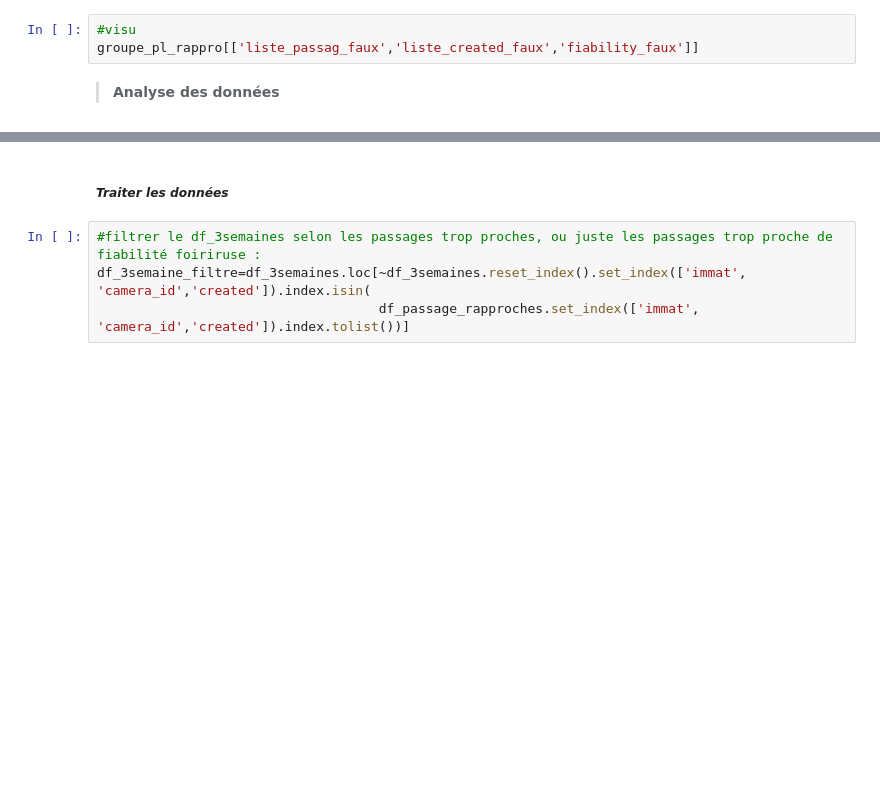
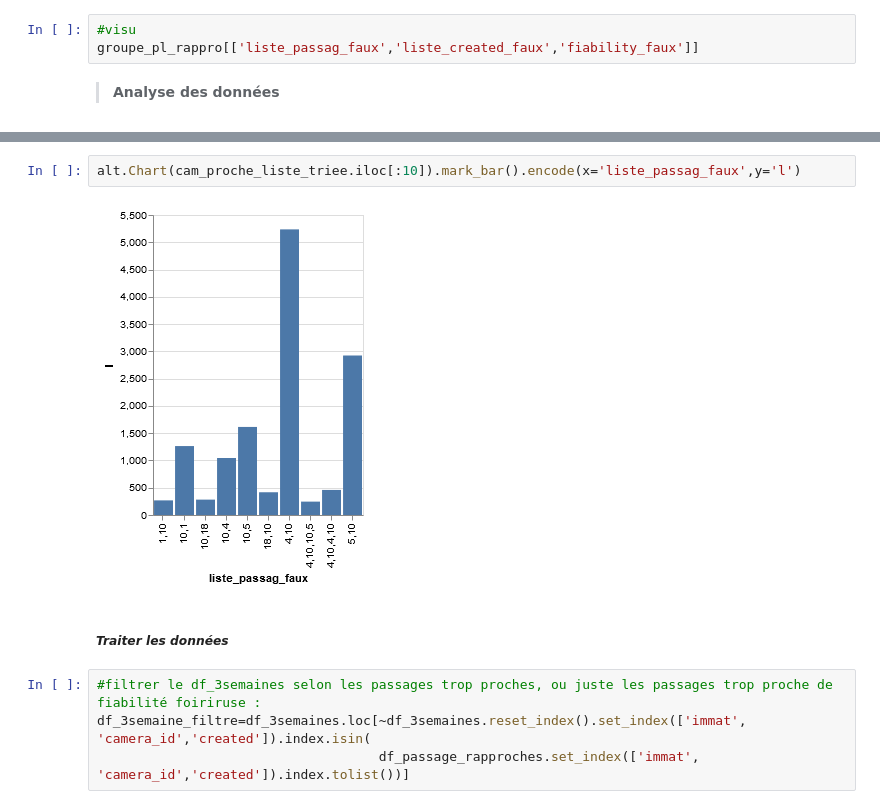
Before and after one commit to nantodevison/lapi, a Jupyter notebook: Carto_Lapi/Analyse/Donnees_brutes.ipynb, the cells around one changed output, grey strips where cells are left out. Drawn from its saved outputs; the diff is of its cells as text; blank space fills up the shorter version.

```diff
--- a/Carto_Lapi/Analyse/Donnees_brutes.ipynb
+++ b/Carto_Lapi/Analyse/Donnees_brutes.ipynb
@@ -133,3 +119,7 @@ cam_proche_liste_triee
+# %%
+alt.Chart(cam_proche_liste_triee.iloc[:10]).mark_bar().encode(x='liste_passag_faux',y='l')
+# %% [output]
+[figure, added]
 # %% [markdown]
 ##### ***Traiter les données***
 # %%
```
Also changed, not shown: parts of 6 cells of this notebook, 2 other files.
